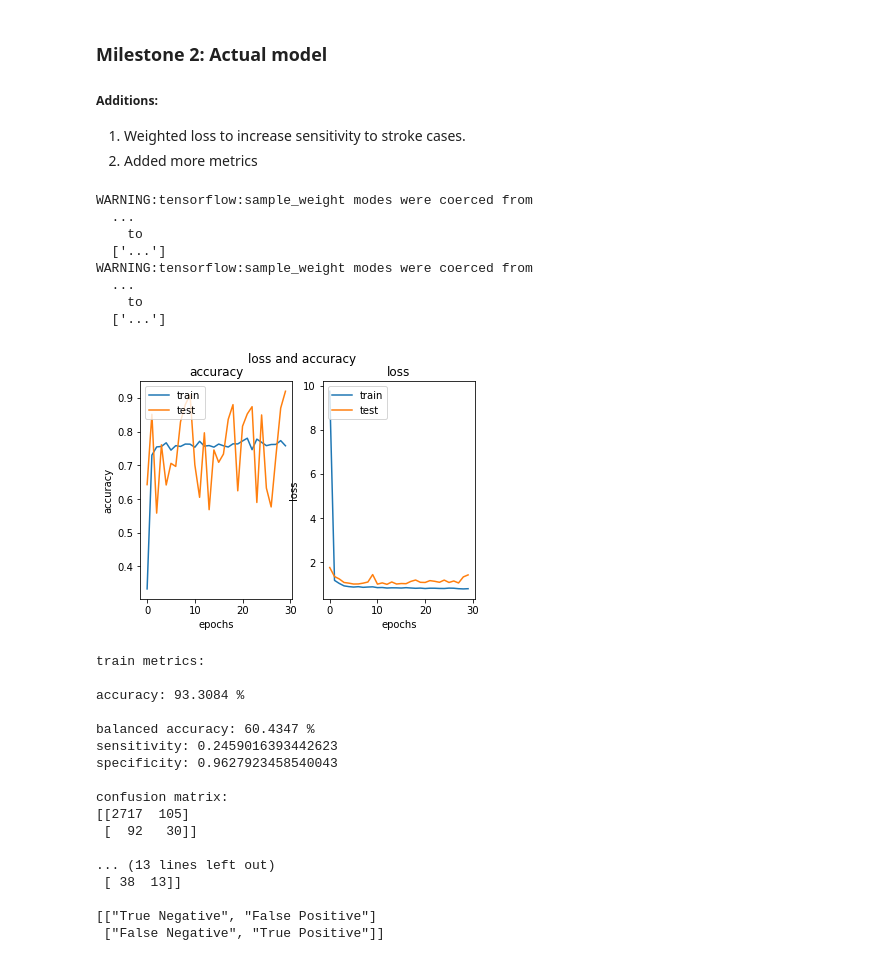
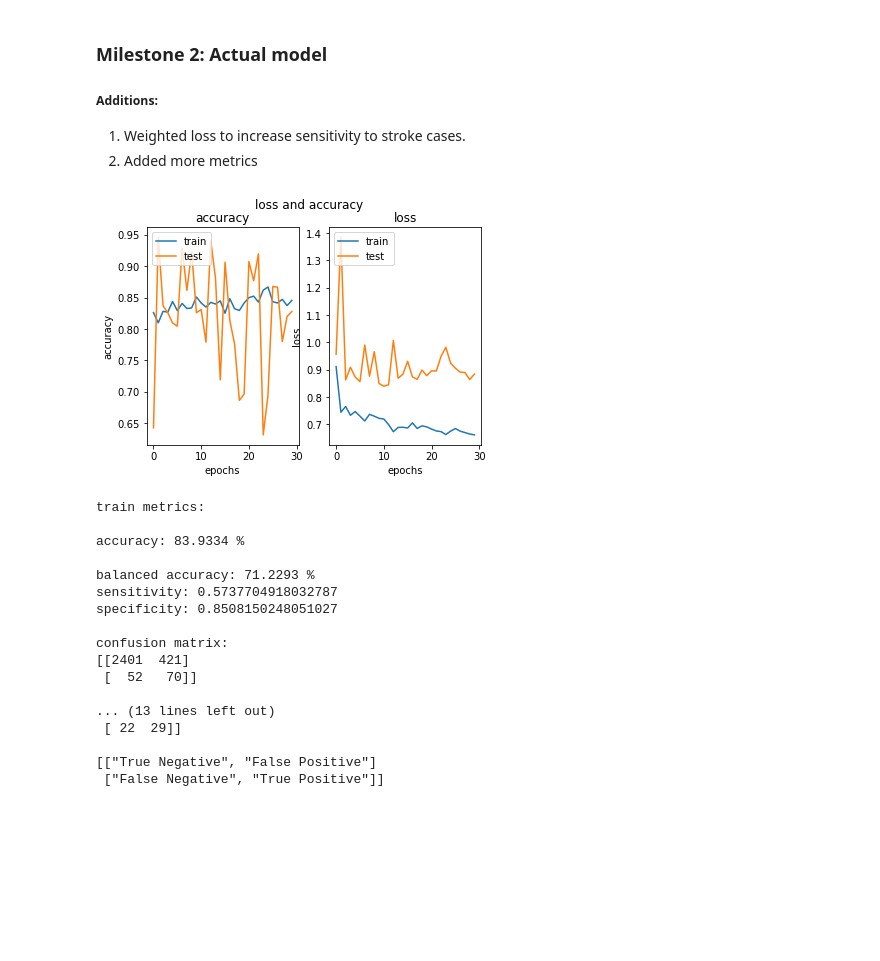
Before and after one commit to koenc100/Project-AI-minor, a Jupyter notebook: code/deep neural network.ipynb, the cells around one changed output. Drawn from its saved outputs; the diff is of its cells as text; code cells hidden in the pictures; blank space fills up the shorter version.

```diff
--- a/code/deep neural network.ipynb
+++ b/code/deep neural network.ipynb
@@ -136,15 +136,16 @@ confusion matrix:
 # %%
 def train_and_predict(model, training_data, training_labels,
                       testing_data, testing_labels, epochs=5,
-                      loss_weight=10, verbose=0, plot=True):
+                      class_weight=10, verbose=0, plot=True):
     """
     This function trains a given neural network model based on training data and training labels. It then predicts classes on
-    training and testing data. It is possible to adjust for how many epochs the model is trained.
+    training and testing data.
+    It is possible to adjust for how many epochs the model is trained and how to weight the sparse class.
 
     input:
 
     model:        model architecture defined before calling this function
-    loss_weight:  errors on the stroke class should be weighted heavier then the non-stroke class.
+    class_weight:  errors on the stroke class should be weighted heavier then the non-stroke class.
                   The value defines how much more this loss is weighted. loss_weight=10 means a ratio of 1 to 10.
                   For some reason
     verbose:      0: no text per epoch
@@ -170,12 +171,17 @@ def train_and_predict(model, training_data, training_labels,
     # have 2 output classes and use accuracy as the metric
     model.compile(loss='binary_crossentropy', metrics=['accuracy', TP, FP, TN, FN])
 
+    # set warnings off (annoying bug in tensorflow)
+    tf.get_logger().setLevel('ERROR')
     # Train the model for a number of epochs
     history = model.fit(training_data, training_labels, epochs=epochs,
                         validation_data=(testing_data, testing_labels),
-                        class_weight=[{0: 1., 1: loss_weight}],
+                        class_weight=[{0: 1., 1: class_weight}],
+                        #sample_weight=[None],
                         verbose=verbose
                        )
+    # set warnings on again
+    tf.get_logger().setLevel('INFO')
 
     # Predict the classes of the training data
     predictions_train = model.predict(training_data) >= 0.5
@@ -208,59 +214,55 @@ def train_and_predict(model, training_data, training_labels,
     plt.show()
 
     return predictions_train, predictions_test, history
 
 # Get the amount of input features for the nodes in the first layer
 input_shape = np.shape(train_data)[1]
 
 # Create the model
 model = models.Sequential()
 
 # First layer with input nodes equal to features
 model.add(Input(shape=(input_shape)))
 
 # One hidden layer with 25 nodes
-model.add(layers.Dense(25, activation='relu'))
+model.add(layers.Dense(20, activation='relu'))
+
+#model.add(layers.Dense(20, activation='relu'))
+
+model.add(layers.Dense(5, activation='relu'))
 
 # Output layer with 1 node (only 1 output class, 0 or 1 for stroke) and sigmoid activation function
 model.add(layers.Dense(1, 'sigmoid'))
 
 # Train and predict
 predictions_train, predictions_test, history = train_and_predict(model, train_data,
                                                         train_labels, test_data, test_labels,
-                                                        loss_weight = 15,
+                                                        class_weight = 10,
                                                         epochs=30, verbose=0)
 
 # Print metrics
 print('train metrics: \n')
 accuracy_train, balanced_accuracy_train = get_metrics(train_labels, predictions_train, verbose=True)
 
 print('test metrics: \n')
 accuracy_test, balanced_accuracy_test = get_metrics(test_labels, predictions_test, verbose=True)
 # %% [output]
+[figure, new version]
-WARNING:tensorflow:sample_weight modes were coerced from
-  ...
-    to
-  ['...']
-WARNING:tensorflow:sample_weight modes were coerced from
-  ...
-    to
-  ['...']
+train metrics:
+
+accuracy: 83.9334 %
+
+balanced accuracy: 71.2293 %
+sensitivity: 0.5737704918032787
+specificity: 0.8508150248051027
+
+confusion matrix:
+[[2401  421]
+ [  52   70]]
+
+... (13 lines left out)
+ [ 22  29]]
+
+[["True Negative", "False Positive"]
+ ["False Negative", "True Positive"]]
-[figure, old version]
-train metrics:
-
-accuracy: 93.3084 %
-
-balanced accuracy: 60.4347 %
-sensitivity: 0.2459016393442623
-specificity: 0.9627923458540043
-
-confusion matrix:
-[[2717  105]
- [  92   30]]
-
-... (13 lines left out)
- [ 38  13]]
-
-[["True Negative", "False Positive"]
- ["False Negative", "True Positive"]]
 # %%
```
Also changed, not shown: parts of 3 cells of this notebook, 2 other files.
